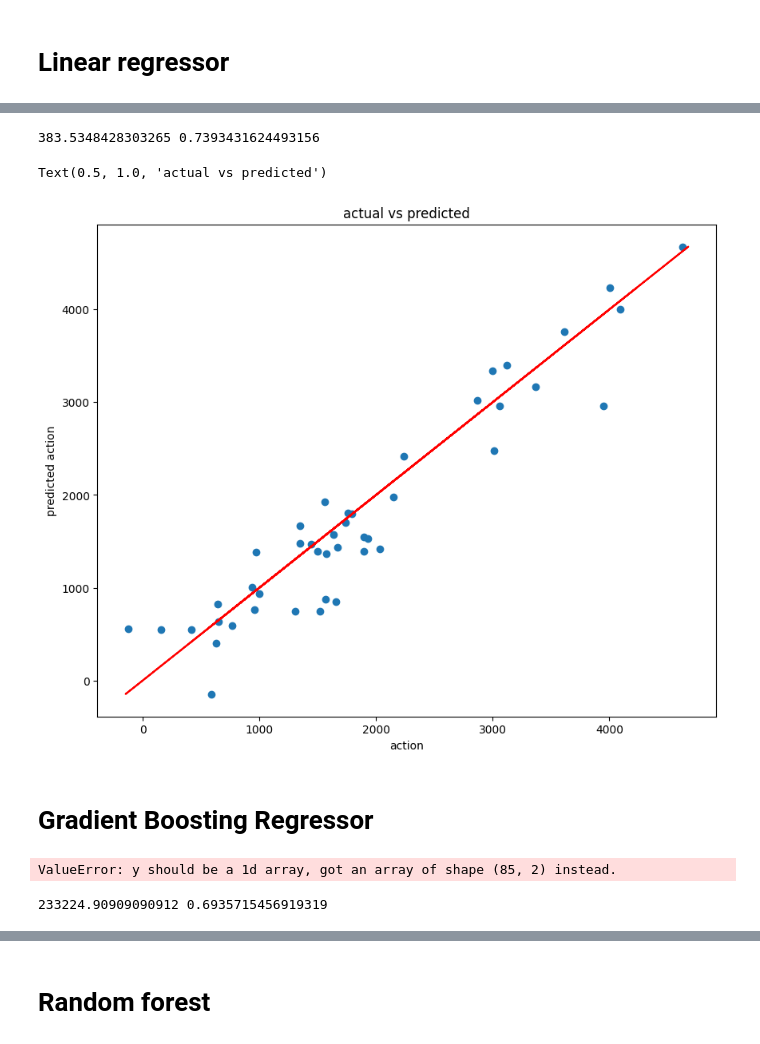
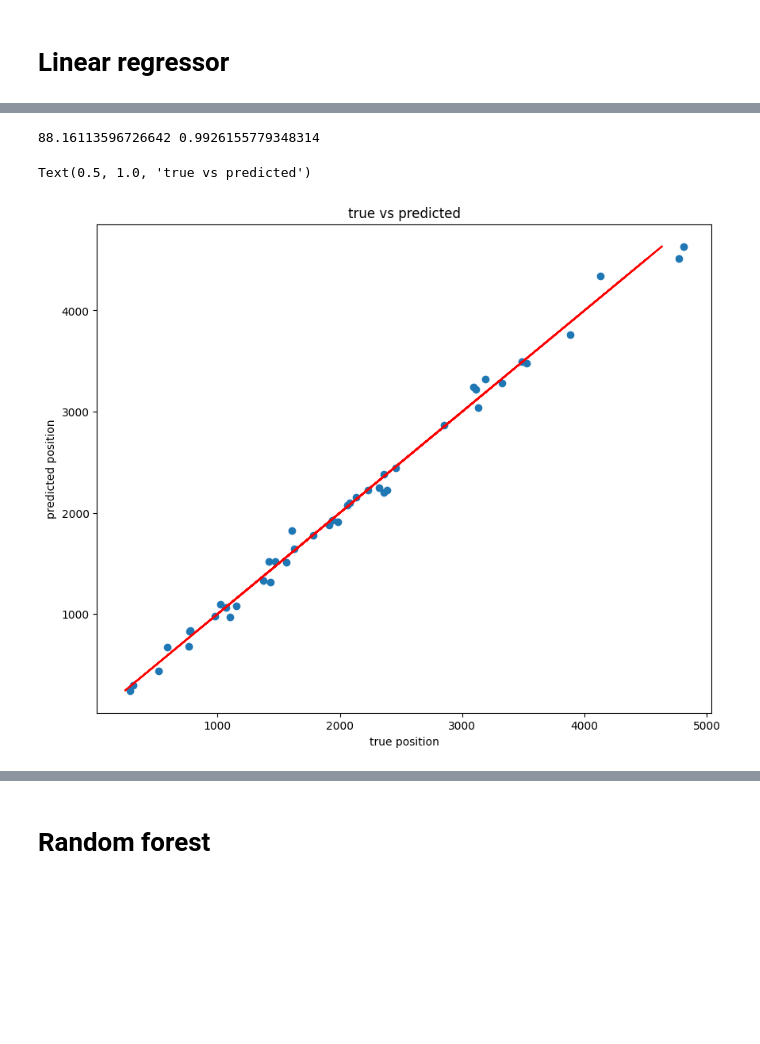
Before and after one commit to opticsensors/pool-playing-robot, a Jupyter notebook: examples/system_calibration/model_carriage_position.ipynb, the cells around one changed output, grey strips where cells are left out. Drawn from its saved outputs; the diff is of its cells as text; code cells hidden in the pictures; blank space fills up the shorter version.

```diff
--- a/examples/system_calibration/model_carriage_position.ipynb
+++ b/examples/system_calibration/model_carriage_position.ipynb
@@ -13,7 +13,7 @@ df.head()
 5 rows × 27 columns
 # %%
 x = df[['target_x_undist', 'target_y_undist','angle_undist']]
-y = df[['carriage_x_undist_warp','carriage_y_undist_warp']]
+y = df[['carriage_x_undist','carriage_y_undist']]
 # %%
 from sklearn.model_selection import train_test_split
 x_train,x_test,y_train,y_test= train_test_split(x,y,test_size=0.2, stratify=df['target_aruco'])
@@ -46,5 +46,9 @@ Text(0.5, 1.0, 'actual vs predicted')
 # %%
 from sklearn.preprocessing import PolynomialFeatures
-poly = PolynomialFeatures(degree=3)
+poly = PolynomialFeatures(degree=2)
 x_poly_train=poly.fit_transform(x_train)
 x_poly_test=poly.fit_transform(x_test)
+
+model=linear_model.LinearRegression()
+model.fit(x_poly_train,y_train)
+y_pred=model.predict(x_poly_test)
@@ -81,24 +73,25 @@ y_pred=model.predict(x_test)
+# %%
+from sklearn.preprocessing import PolynomialFeatures
+poly = PolynomialFeatures(degree=3)
+x_poly_train=poly.fit_transform(x_train)
+x_poly_test=poly.fit_transform(x_test)
+
+model=linear_model.LinearRegression()
+model.fit(x_poly_train,y_train)
+y_pred=model.predict(x_poly_test)
 # %%
 from sklearn.metrics import r2_score, mean_squared_error
 print(mean_squared_error(y_test,y_pred,squared=False),r2_score(y_test,y_pred))
 # %% [output]
-383.5348428303265 0.7393431624493156
+88.16113596726642 0.9926155779348314
 # %%
 import matplotlib.pyplot as plt
 plt.figure(figsize=(10,8))
 plt.scatter(y_test,y_pred)
 plt.plot(y_pred, y_pred, color = 'red')
-plt.xlabel('action')
-plt.ylabel('predicted action')
-plt.title('actual vs predicted')
+plt.xlabel('true position')
+plt.ylabel('predicted position')
+plt.title('true vs predicted')
 # %% [output]
-Text(0.5, 1.0, 'actual vs predicted')
+Text(0.5, 1.0, 'true vs predicted')
-[figure, old version]
+[figure, new version]
-# %% [markdown]
-# Gradient Boosting Regressor
-# %%
-from sklearn.ensemble import GradientBoostingRegressor
-model = GradientBoostingRegressor(n_estimators=400)
-model.fit(x_train ,y_train)
-# %% [output]
-ValueError: y should be a 1d array, got an array of shape (85, 2) instead.
@@ -107,5 +97,0 @@ y_pred=model.predict(x_test)
-# %%
-from sklearn.metrics import r2_score, mean_squared_error
-print(mean_squared_error(y_test,y_pred,squared=True),r2_score(y_test,y_pred))
-# %% [output]
-233224.90909090912 0.6935715456919319
```
Also changed, not shown: parts of 34 cells of this notebook, 3 other files.
